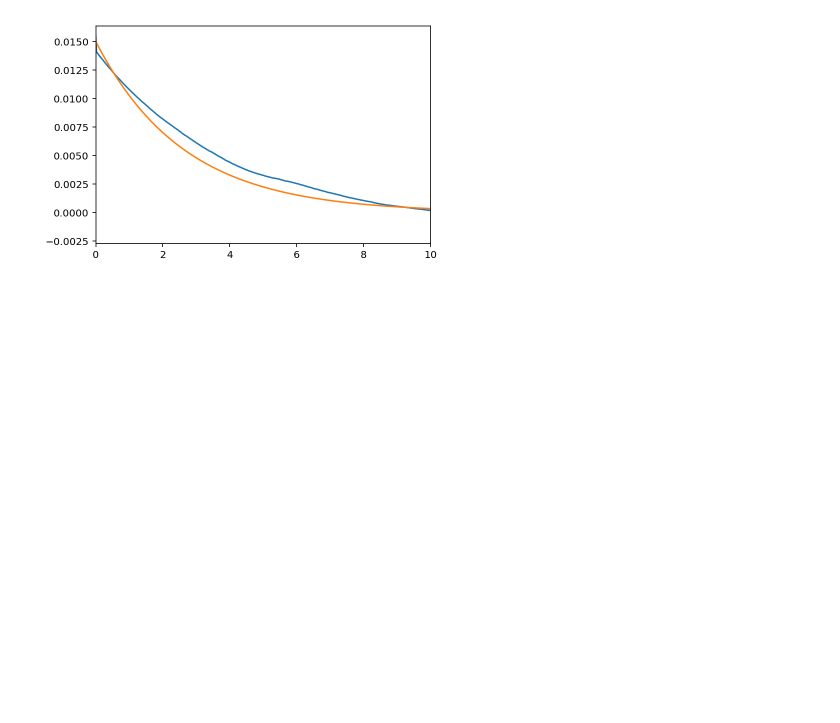
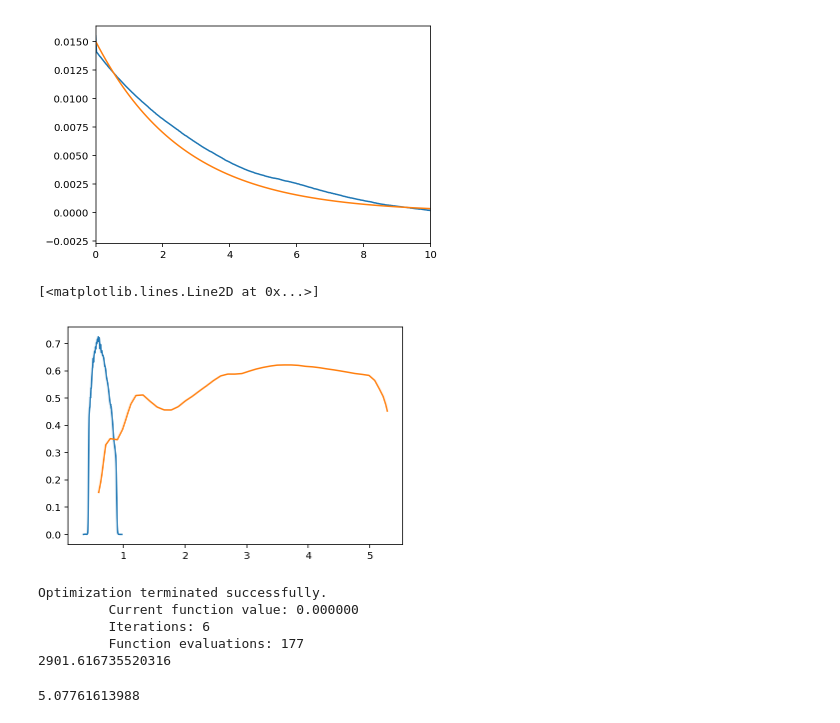
Before and after one commit to bmorris3/libra, a Jupyter notebook: notebooks/k62_acf.ipynb, the cells around one changed output. Saved outputs shown, nothing was run; the diff lists cells and outputs as text; code cells hidden in the pictures; blank space fills up the shorter version.

```diff
--- a/notebooks/k62_acf.ipynb
+++ b/notebooks/k62_acf.ipynb
@@ -245,0 +267,31 @@ plt.xlim([0, 10])
+# %%
+wavelengths = np.linspace(0.1, 10, 10000) * u.um
+
+kepler_wavelength, kepler_trans = np.loadtxt('../libra/data/filters/kepler_response_hires1.txt', unpack=True)
+kepler_wavelength /= 1000
+nirspec_wavelength, nirspec_trans = np.loadtxt('../libra/data/etc/NIRSpec_S1600_prism_clear_throughput.csv', unpack=True, delimiter=',')
+# %%
+plt.plot(kepler_wavelength, kepler_trans)
+plt.plot(nirspec_wavelength, nirspec_trans)
+# %% [output]
+[<matplotlib.lines.Line2D at 0x...>]
+[figure, added]
+# %%
+k62_teff = 4925
+
+intensity_contrast = 0.12
+
+def contrast_diff(p):
+    return abs(np.trapz(blackbody_lambda(wavelengths, p[0]).value, wavelengths.value) /
+               np.trapz(blackbody_lambda(wavelengths, k62_teff).value, wavelengths.value) - intensity_contrast)
+
+from scipy.optimize import fmin_powell
+
+k62_cool = fmin_powell(contrast_diff, [4000])
+print(k62_cool)
+# %% [output]
+Optimization terminated successfully.
+         Current function value: 0.000000
+         Iterations: 6
+         Function evaluations: 177
+2901.616735520316
@@ -245,0 +314,6 @@ plt.xlim([0, 10])
+# %%
+ratio = cool_nirspec * hot_kepler / (cool_kepler * hot_nirspec)
+
+print(ratio)
+# %% [output]
+5.07761613988
```
Also changed, not shown: parts of 5 cells of this notebook.
